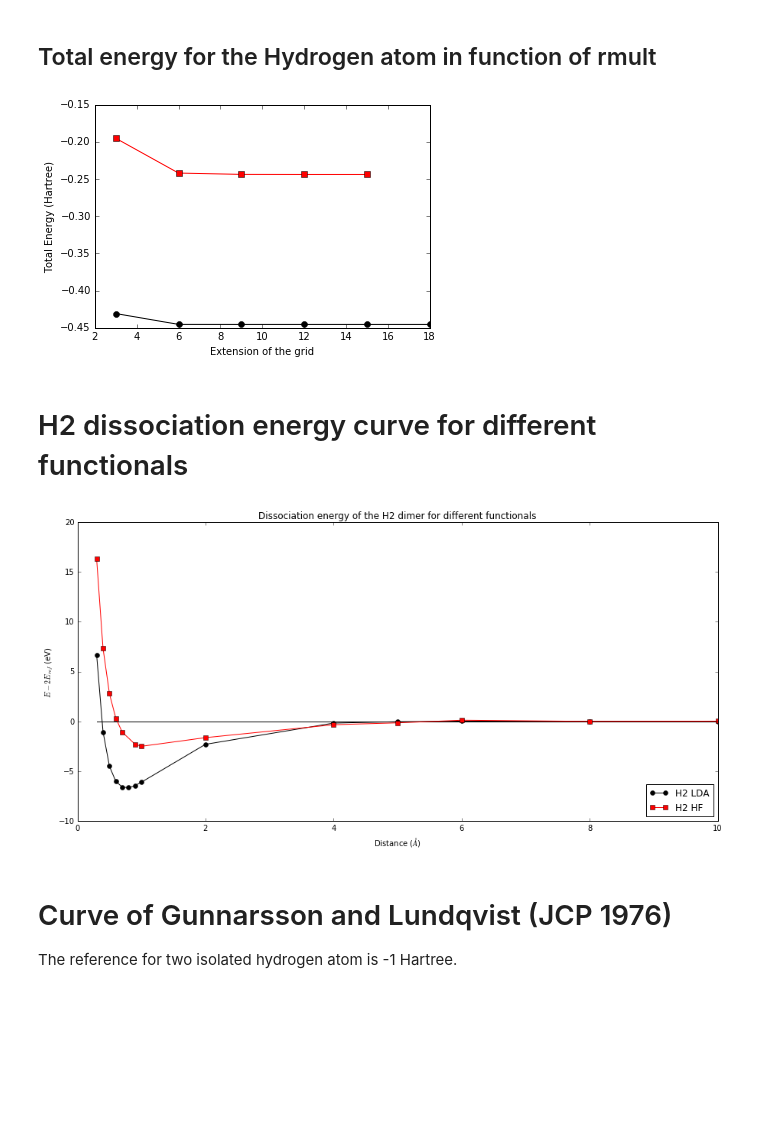
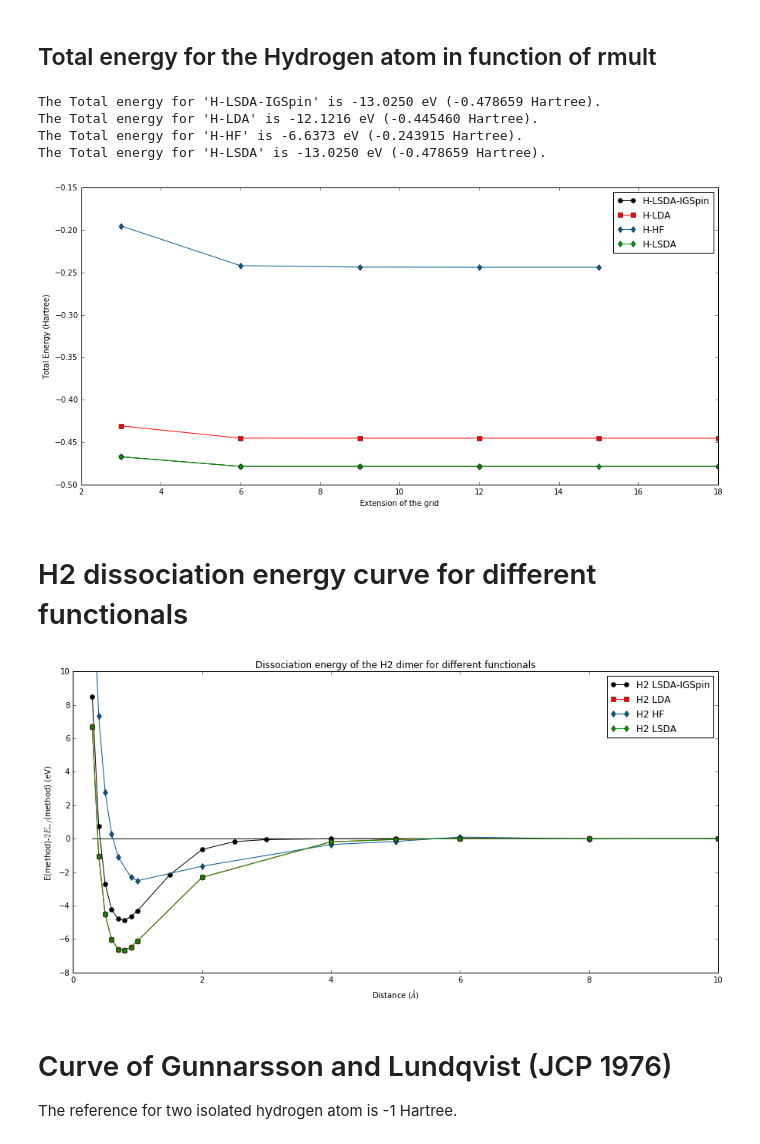
Before and after one commit to luigigenovese/BigDFT-nb, a Jupyter notebook: H2-dissociation/H2-dissociation-comparison.ipynb, the cells around one changed output. Saved outputs shown, nothing was run; the diff lists cells and outputs as text; code cells hidden in the pictures; blank space fills up the shorter version.

Commit message:
First version with correct comparison between LSDA and LDA

```diff
--- a/H2-dissociation/H2-dissociation-comparison.ipynb
+++ b/H2-dissociation/H2-dissociation-comparison.ipynb
@@ -54,29 +57,3 @@ for log in arch:
 ('Found', 20, 'different runs')
 ('Found', 87, 'different runs')
 ('Found', 76, 'different runs')
-# %%
-#Collect the data of Hartree-Fock approximation.
-ref_multi['HF'] = {'rmult': [], 'energies': [], 'gnrm_cv': [], 'gnrm': [], 'legend': 'H-HF'}
-multi['HF'] = {'rmult': [], 'distances': [], 'energies': [], 'forcemax': [], 'gnrm': [], 'legend': 'H2-HF'}
-ref = ref_multi['HF']
-data = multi['HF']
-arch = lf.Logfile(archive='log-H2-HF-dissociation.tgz')
-for log in arch:
-    if log.nat == 1:
-        r = float(log.log['dft']['rmult'][0])
-        ref['rmult'].append(r)
-        ref['gnrm_cv'].append(log.gnrm_cv)
-        ref['gnrm'].append(lf.find_iterations(log.log)[-1][-1])
-        ref['energies'].append( HtoeV*log.energy)
-    else:
-        r = float(log.log['dft']['rmult'][0])
-        d = float(log.log['posinp']['positions'][1]['H'][2])
-        if r not in crmult:
-            crmult.append(r)
-        if d not in distances:
-            distances.append(d)
-        data['rmult'].append(r)
-        data['distances'].append(d)
-        data['energies'].append( HtoeV*log.energy )
-        data['gnrm'].append(lf.find_iterations(log.log)[-1][-1])
-        data['forcemax'].append(log.forcemax)
@@ -103,20 +125,27 @@ for log in arch:
 # %%
 import matplotlib.pyplot as plt
 import numpy as np
 # Lists of markers and colors (for matplotlib)
 colors = ['#74a9cf', '#2b8cbe', '#045a8d', '#009900', '#FF8000']
 colors = ['#000000', '#ff0000', '#045a8d', '#009900', '#FF8000']
 markers = ['o','s','d','d','d']
 
+plt.figure(figsize=(15,7))
 plt.xlabel('Extension of the grid')
 plt.ylabel('Total Energy (Hartree)')
 for i,ref in enumerate(ref_multi.values()):
+    ener = ref['energies'][-1]
+    print "The Total energy for '%s' is %0.4f eV (%0.6f Hartree)." % (ref['legend'], ener, ener/HtoeV)
     plt.plot(ref['rmult'], [r/HtoeV for r in ref['energies']], marker=markers[i],
-             ls='-', label=ref['legend']+' (energy)', color=colors[i])
-#plt.legend(loc=3)
+             ls='-', label=ref['legend'], color=colors[i])
+plt.legend(loc=1)
 plt.show()
 # %% [output]
+The Total energy for 'H-LSDA-IGSpin' is -13.0250 eV (-0.478659 Hartree).
+The Total energy for 'H-LDA' is -12.1216 eV (-0.445460 Hartree).
+The Total energy for 'H-HF' is -6.6373 eV (-0.243915 Hartree).
+The Total energy for 'H-LSDA' is -13.0250 eV (-0.478659 Hartree).
-[figure, old version]
+[figure, new version]
 # %% [markdown]
 # H2 dissociation energy curve for different functionals
 # %%
@@ -124,8 +153,12 @@ plt.show()
 curves = [ {'energies': [], 'distances': [], 'legend': "H2 %s" % m} for m in multi.keys()]
 for i,(key,data) in enumerate(multi.items()):
     for (r,d,e) in zip(data['rmult'],data['distances'],data['energies']):
-        if r == 9.0:
-            curves[i]['energies'].append(e-2.0*ref_multi[key]['energies'][-1])
+        if key == 'LSDA':
+            eref = ref_multi['LDA']['energies'][-1]
+        else:
+            eref = ref_multi[key]['energies'][-1]
+        if r == 12.0:
+            curves[i]['energies'].append(e-2.0*eref)
             curves[i]['distances'].append(d)
 
 import matplotlib.pyplot as plt
@@ -143,15 +176,15 @@ for i, dat in enumerate(curves):
     plt.plot(dat['distances'], dat['energies'], marker=markers[im],
              ls='-', label=dat['legend'],color=colors[im])
 
-#plt.ylim([-24.4, -24.2])
+plt.ylim([-8, 10])
 #plt.xlim([6.0, 10.0])
 plt.xlabel('Distance ($\AA$)')
-plt.ylabel('$E-2E_{ref}$ (eV)')
+plt.ylabel('E(method)-$2E_{ref}$(method) (eV)')
 plt.title('Dissociation energy of the H2 dimer for different functionals')
-plt.legend(loc=4)
+plt.legend(loc=1)
 plt.show()
 # %% [output]
-[figure, old version]
+[figure, new version]
 # %% [markdown]
 # Curve of Gunnarsson and Lundqvist (JCP 1976)
 
```
Also changed, not shown: parts of 6 cells of this notebook, 9 other files.
